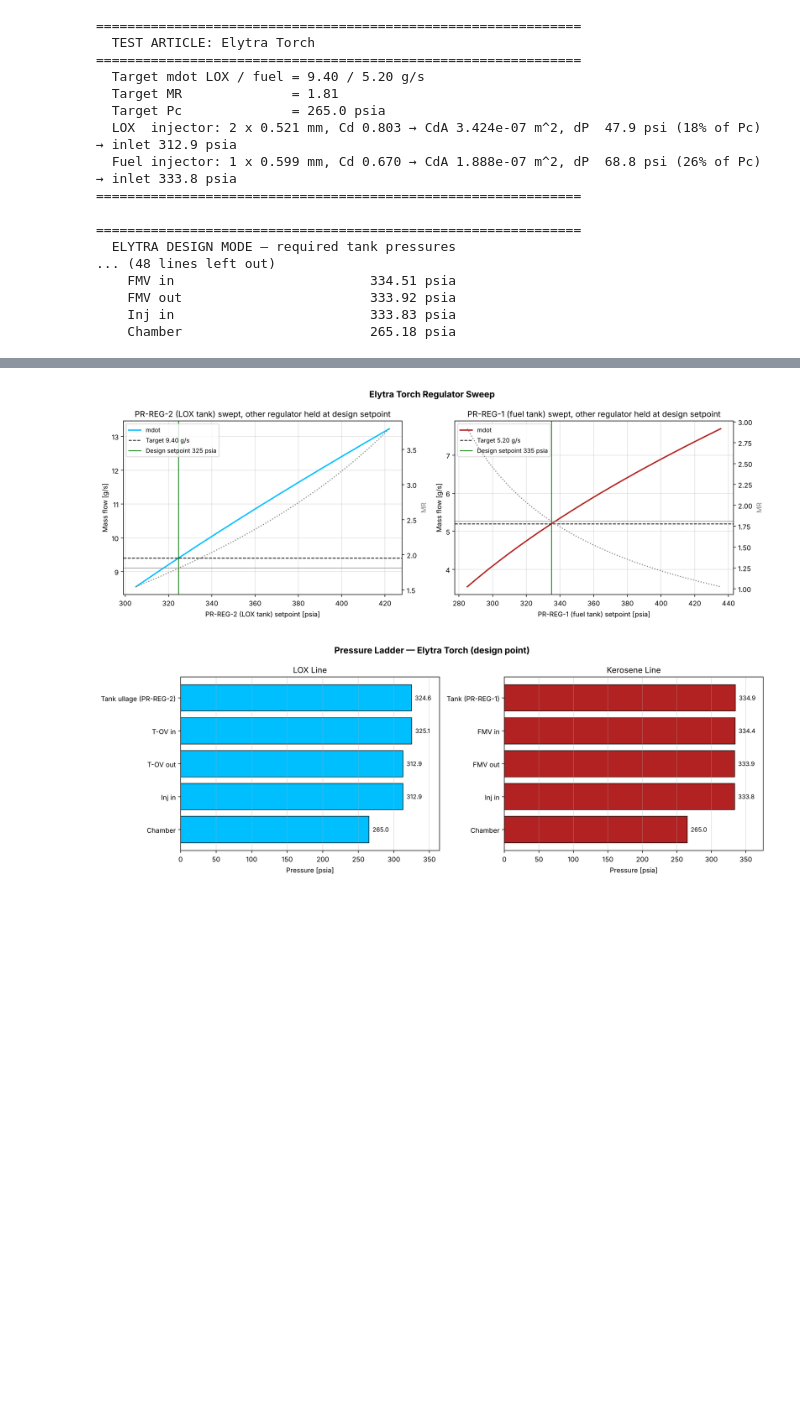
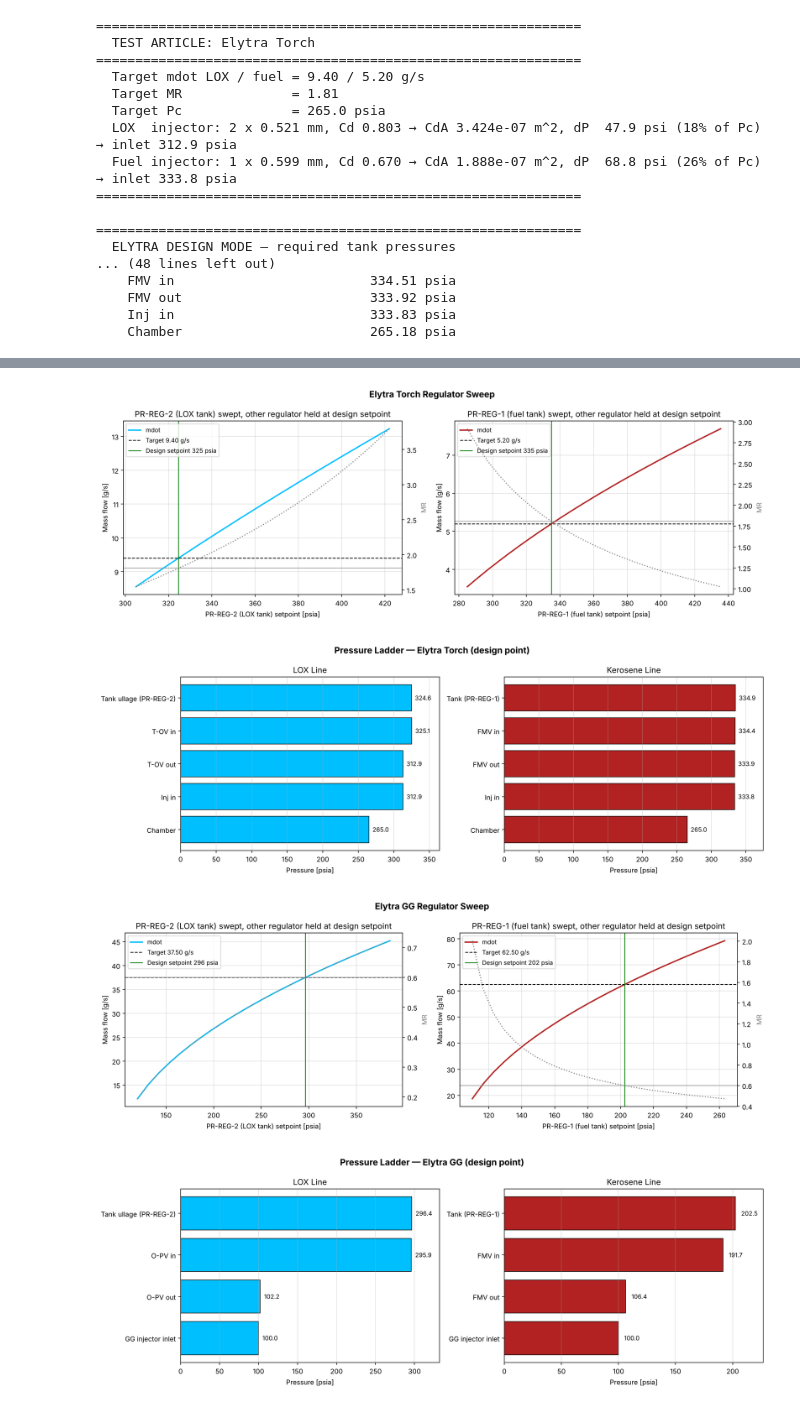
Before and after one commit to ryanyuan08/METS-Fluid-Model, a Jupyter notebook: fluid_model_NEW.ipynb, the cells around one changed output, grey strips where cells are left out. Saved outputs shown, nothing was run; the diff lists cells and outputs as text; code cells hidden in the pictures; blank space fills up the shorter version.

```diff
--- a/fluid_model_NEW.ipynb
+++ b/fluid_model_NEW.ipynb
@@ -577,6 +691,13 @@ def find_elytra_torch_setpoints(ta: dict, stand: dict = STAND) -> tuple[dict, di
     net, states = build_elytra_torch(ta, stand, mode='design')
     solve(net)
     return elytra_torch_results(states), states
+
+
+def find_elytra_gg_setpoints(ta: dict, stand: dict = STAND) -> tuple[dict, dict]:
+    """Design mode: one solve returns the LOX and fuel tank pressures that hit the targets."""
+    net, states = build_elytra_gg(ta, stand, mode='design')
+    solve(net)
+    return elytra_gg_results(states), states
 
 
 def snapshot(states: dict) -> dict:
@@ -632,6 +753,16 @@ def elytra_torch_predict(ta: dict, P_lox_tank_psia: float, P_fuel_tank_psia: flo
     return elytra_torch_results(states), states
 
 
+def elytra_gg_predict(ta: dict, P_lox_tank_psia: float, P_fuel_tank_psia: float,
+                      stand: dict = STAND, warm_start: dict = None) -> tuple[dict, dict]:
+    """Prediction mode: given tank pressures, what does the stand deliver at the GG injector inlet?"""
+    net, states = build_elytra_gg(ta, stand, P_lox_tank_psia, P_fuel_tank_psia, mode='predict')
+    if warm_start is not None:
+        apply_warm_start(states, warm_start)
+    solve(net)
+    return elytra_gg_results(states), states
+
+
 def sweep_regulator(ta: dict, which: str, P_sweep_psia: np.ndarray,
                     P_other_psia: float, stand: dict = STAND,
                     warm_start: dict = None, P_center_psia: float = None,
@@ -645,8 +776,9 @@ def sweep_regulator(ta: dict, which: str, P_sweep_psia: np.ndarray,
     setpoint), each warm-started from its nearest already-solved neighbour.
     A cold start is tried as a fallback; a point that still fails is left NaN.
 
-    predict_fn = the test article's prediction function (hopper_torch_predict or
-    elytra_torch_predict); the sweep logic is shared by every test article.
+    predict_fn = the test article's prediction function (hopper_torch_predict,
+    elytra_torch_predict or elytra_gg_predict); the sweep logic is shared by every test article.
+    A result a test article does not have (Pc for the Elytra GG) is left NaN.
     """
     out = {k: np.full(len(P_sweep_psia), np.nan)
            for k in ('mdot_ox_gs', 'mdot_fu_gs', 'MR', 'Pc_psia')}
@@ -665,7 +797,7 @@ def sweep_regulator(ta: dict, which: str, P_sweep_psia: np.ndarray,
             try:
                 res, st = predict_fn(ta, P_ox, P_fu, stand, seed)
                 for k in out:
-                    out[k][i] = res[k]
+                    out[k][i] = res.get(k, np.nan)
                 solved[i] = snapshot(st)
                 break
             except Exception:
@@ -859,19 +1081,21 @@ if __name__ == "__main__":
 # %%
 # ─────────────────────────────────────────────────────────────────────
-# VISUALIZATION (all plots, Hopper then Elytra)
+# VISUALIZATION (all plots: Hopper torch, Elytra torch, Elytra GG)
 # ─────────────────────────────────────────────────────────────────────
 
 def plot_pressure_ladder(states: dict, title: str,
                          leg_labels: tuple = ('GOx Line', 'Kerosene Line'),
                          ox_color: str = 'steelblue',
-                         fname: str = "pressure_ladder.png"):
-    """ADDED (Elytra): leg_labels / ox_color / fname arguments; defaults reproduce the Hopper plot."""
+                         fname: str = "pressure_ladder.png",
+                         end_label: str = 'Chamber'):
+    """ADDED (Elytra): leg_labels / ox_color / fname arguments; defaults reproduce the Hopper plot.
+    end_label names the last bar (states['P_cc']): 'Chamber', or the GG injector inlet."""
     fig, axes = plt.subplots(1, 2, figsize=(14, 5))
     fig.suptitle(f"Pressure Ladder — {title}", fontsize=13, fontweight='bold')
     Pc = states['P_cc'].value / PSI_TO_PA
     for ax, leg, label, color in ((axes[0], 'o_nodes', leg_labels[0], ox_color),
                                   (axes[1], 'f_nodes', leg_labels[1], 'firebrick')):
-        names = list(states[leg].keys()) + ['Chamber']
+        names = list(states[leg].keys()) + [end_label]
         P = [s.value / PSI_TO_PA for s in states[leg].values()] + [Pc]
         bars = ax.barh(names[::-1], P[::-1], color=color, edgecolor='black', linewidth=0.8)
         for bar, val in zip(bars, P[::-1]):
@@ -906,30 +1130,41 @@ def plot_regulator_sweep(ta, P_sweep_ox, sw_ox, P_req_ox, P_sweep_fu, sw_fu, P_r
         ax2.plot(P_sweep, sw['MR'], color='gray', linestyle=':', linewidth=1.5, label='MR')
         ax2.axhline(ta['target_MR'], color='gray', linewidth=0.8)
         ax2.set_ylabel("MR", color='gray')
         ax.set_title(f"{label} swept, other regulator held at design setpoint")
         ax.legend(loc='upper left', fontsize=9); ax.grid(True, alpha=0.4)
     plt.tight_layout()
     plt.savefig(script_dir / fname, dpi=150)
     plt.show()
 
 
 if __name__ == "__main__":
 
     # Hopper torch
     plot_regulator_sweep(TA, P_sweep_ox, sw_ox, design['P_oreg_psia'],
                          P_sweep_fu, sw_fu, design['P_tank_psia'])
     plot_pressure_ladder(d_states, "Hopper Torch")
 
     # Elytra torch
     plot_regulator_sweep(TA_E, P_sweep_lox, e_sw_ox, e_design['P_lox_tank_psia'],
                          P_sweep_fu_e, e_sw_fu, e_design['P_fuel_tank_psia'],
                          reg_labels=('PR-REG-2 (LOX tank)', 'PR-REG-1 (fuel tank)'),
                          ox_color='deepskyblue', fname="elytra_regulator_sweep.png")
     plot_pressure_ladder(e_d_states, "Elytra Torch (design point)",
                          leg_labels=('LOX Line', 'Kerosene Line'), ox_color='deepskyblue',
                          fname="elytra_pressure_ladder.png")
+
+    # Elytra gas generator
+    plot_regulator_sweep(TA_G, P_sweep_lox_g, g_sw_ox, g_design['P_lox_tank_psia'],
+                         P_sweep_fu_g, g_sw_fu, g_design['P_fuel_tank_psia'],
+                         reg_labels=('PR-REG-2 (LOX tank)', 'PR-REG-1 (fuel tank)'),
+                         ox_color='deepskyblue', fname="elytra_gg_regulator_sweep.png")
+    plot_pressure_ladder(g_d_states, "Elytra GG (design point)",
+                         leg_labels=('LOX Line', 'Kerosene Line'), ox_color='deepskyblue',
+                         fname="elytra_gg_pressure_ladder.png", end_label='GG injector inlet')
 # %% [output]
 [figure]
 [figure]
 [figure]
 [figure]
+[figure, added]
+[figure, added]
```
Also changed, not shown: parts of 5 cells of this notebook, 3 other files.
